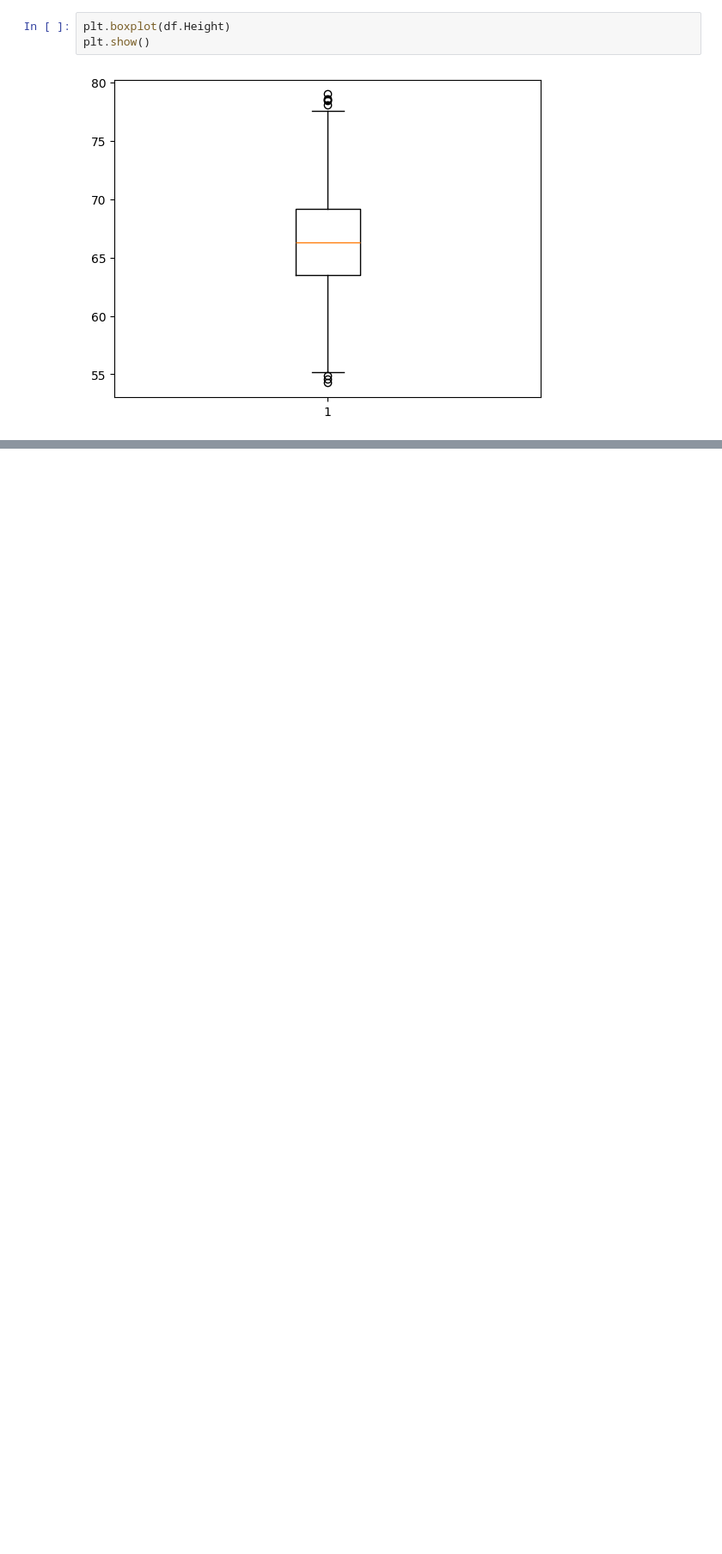
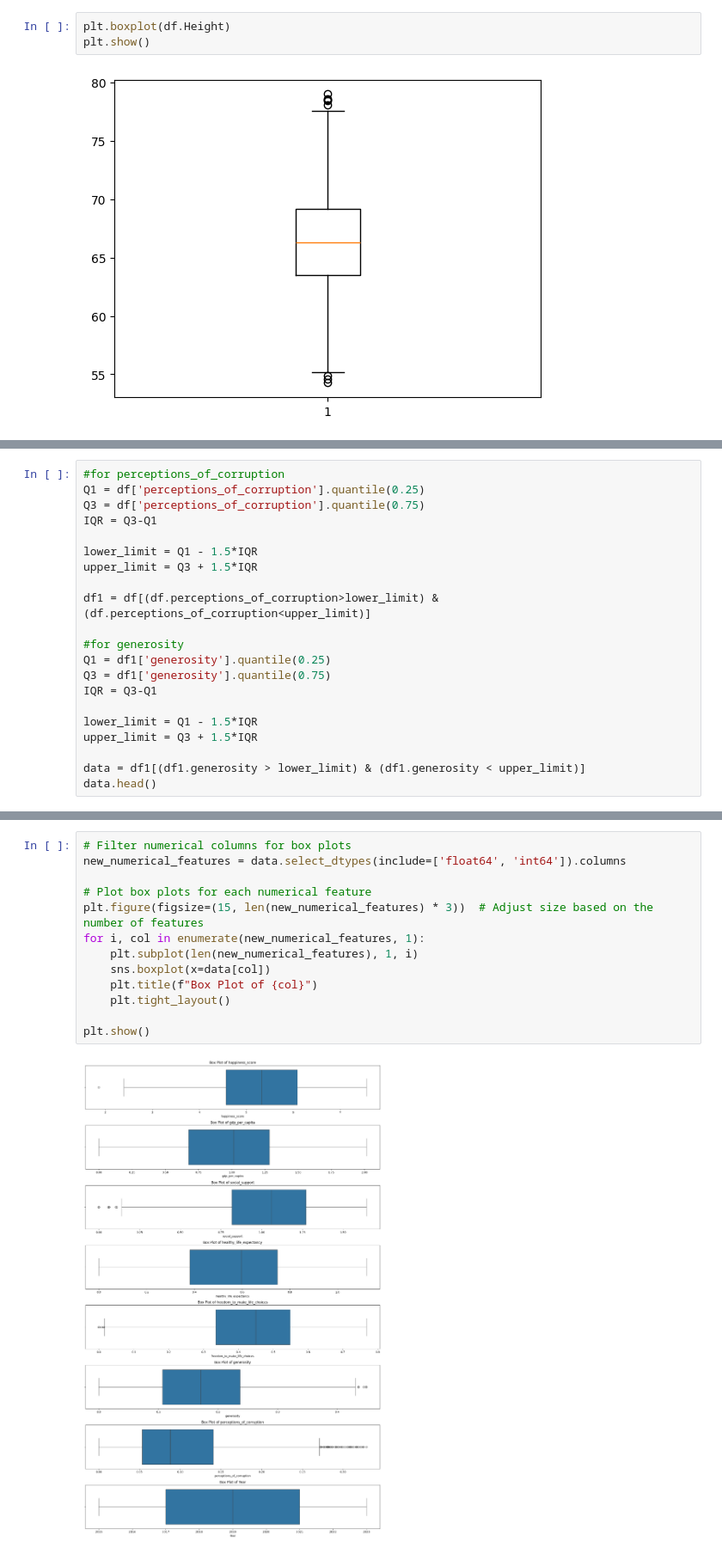
Before and after one commit to Raph4sure/Data-Science, a Jupyter notebook: module_4/module_4.ipynb, the cells around one changed output, grey strips where cells are left out. Shown at 86% size. Saved outputs shown, nothing was run; the diff lists cells and outputs as text; blank space fills up the shorter version.

```diff
--- a/module_4/module_4.ipynb
+++ b/module_4/module_4.ipynb
@@ -578,0 +757,21 @@ plt.show()
+# %%
+#for perceptions_of_corruption
+Q1 = df['perceptions_of_corruption'].quantile(0.25)
+Q3 = df['perceptions_of_corruption'].quantile(0.75)
+IQR = Q3-Q1
+
+lower_limit = Q1 - 1.5*IQR
+upper_limit = Q3 + 1.5*IQR
+
+df1 = df[(df.perceptions_of_corruption>lower_limit) & (df.perceptions_of_corruption<upper_limit)]
+
+#for generosity
+Q1 = df1['generosity'].quantile(0.25)
+Q3 = df1['generosity'].quantile(0.75)
+IQR = Q3-Q1
+
+lower_limit = Q1 - 1.5*IQR
+upper_limit = Q3 + 1.5*IQR
+
+data = df1[(df1.generosity > lower_limit) & (df1.generosity < upper_limit)]
+data.head()
@@ -578,0 +789,15 @@ plt.show()
+# %%
+# Filter numerical columns for box plots
+new_numerical_features = data.select_dtypes(include=['float64', 'int64']).columns
+
+# Plot box plots for each numerical feature
+plt.figure(figsize=(15, len(new_numerical_features) * 3))  # Adjust size based on the number of features
+for i, col in enumerate(new_numerical_features, 1):
+    plt.subplot(len(new_numerical_features), 1, i)
+    sns.boxplot(x=data[col])
+    plt.title(f"Box Plot of {col}")
+    plt.tight_layout()
+
+plt.show()
+# %% [output]
+[figure, added]
```
Also changed, not shown: parts of 36 cells of this notebook.
